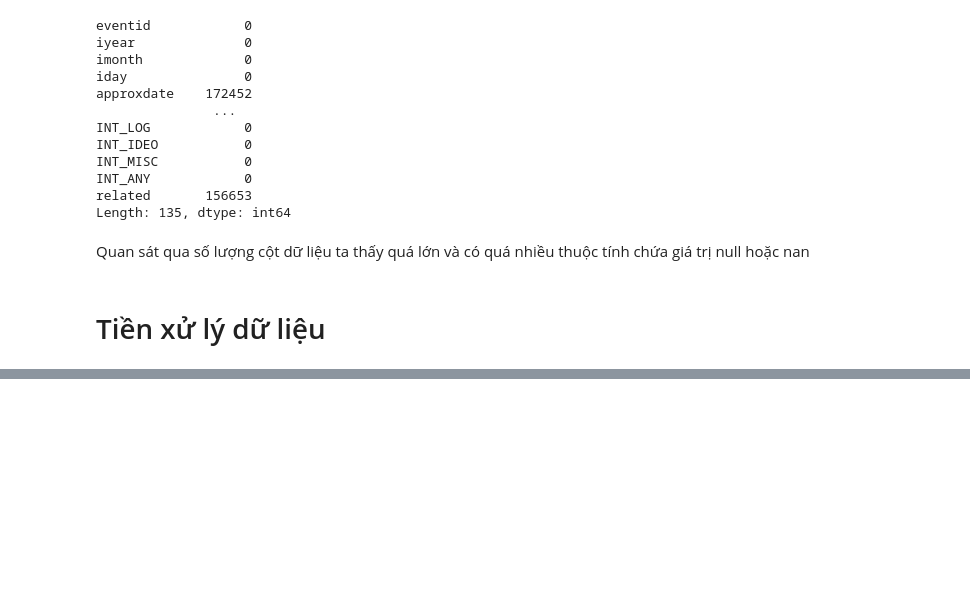
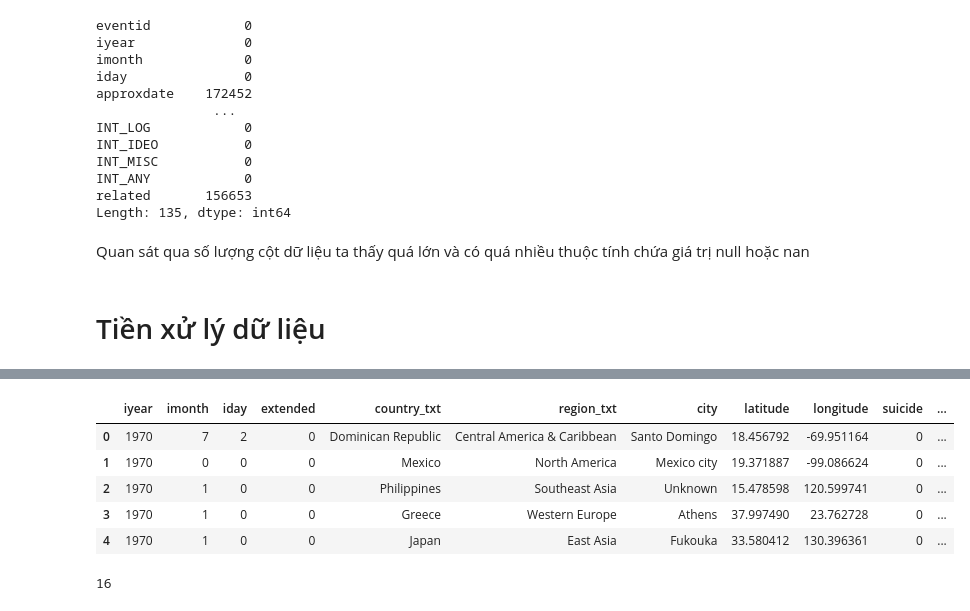
Before and after one commit to tuph-tech/LTKHDL-final, a Jupyter notebook: 1712861-PhanHuuTu.ipynb, the cells around one changed output, grey strips where cells are left out. Saved outputs shown, nothing was run; the diff lists cells and outputs as text; code cells hidden in the pictures; blank space fills up the shorter version.

```diff
--- a/1712861-PhanHuuTu.ipynb
+++ b/1712861-PhanHuuTu.ipynb
@@ -87,0 +90,6 @@ Quan sát qua số lượng cột dữ liệu ta thấy quá lớn và có quá
+# %%
+# bỏ đi các cột có số lượng giá trị nan lên tới 80% dữ liệu
+cutoff = 0.8
+df = df.dropna(thresh=int(cutoff*num_rows), axis=1)
+# hiển thị số cột còn lại
+len(df.columns)
@@ -87,0 +151,21 @@ Quan sát qua số lượng cột dữ liệu ta thấy quá lớn và có quá
+# %%
+# Loại bỏ các cột đã định
+no_information_columns = ['eventid', 'INT_LOG', 'INT_IDEO', 'INT_MISC', 'INT_ANY', 'dbsource', 'crit1', 'crit2', 'crit3', 'specificity', 'vicinity', 'doubtterr',
+                          'multiple', 'natlty1', 'guncertain1', 'individual', 'property', 'ishostkid', 'dbsource', 'success']
+duplicate_information_columns = ['region', 'country', 'provstate',
+                                 'attacktype1', 'targtype1', 'targtype1_txt','targsubtype1', 'targsubtype1_txt',
+                                 'natlty1_txt', 'weaptype1', 'weapsubtype1', 'weapsubtype1_txt']
+df.drop(no_information_columns, axis=1, inplace=True)
+df.drop(duplicate_information_columns, axis=1, inplace=True)
+df.head()
+# %% [output]
+|  | iyear | imonth | iday | extended | country_txt | region_txt | city | latitude | longitude | suicide | ... |
+| 0 | 1970 | 7 | 2 | 0 | Dominican Republic | Central America & Caribbean | Santo Domingo | 18.456792 | -69.951164 | 0 | ... |
+| 1 | 1970 | 0 | 0 | 0 | Mexico | North America | Mexico city | 19.371887 | -99.086624 | 0 | ... |
+| 2 | 1970 | 1 | 0 | 0 | Philippines | Southeast Asia | Unknown | 15.478598 | 120.599741 | 0 | ... |
+| 3 | 1970 | 1 | 0 | 0 | Greece | Western Europe | Athens | 37.997490 | 23.762728 | 0 | ... |
+| 4 | 1970 | 1 | 0 | 0 | Japan | East Asia | Fukouka | 33.580412 | 130.396361 | 0 | ... |
+# %%
+len(df.columns)
+# %% [output]
+16
```
Also changed, not shown: parts of 7 cells of this notebook.
